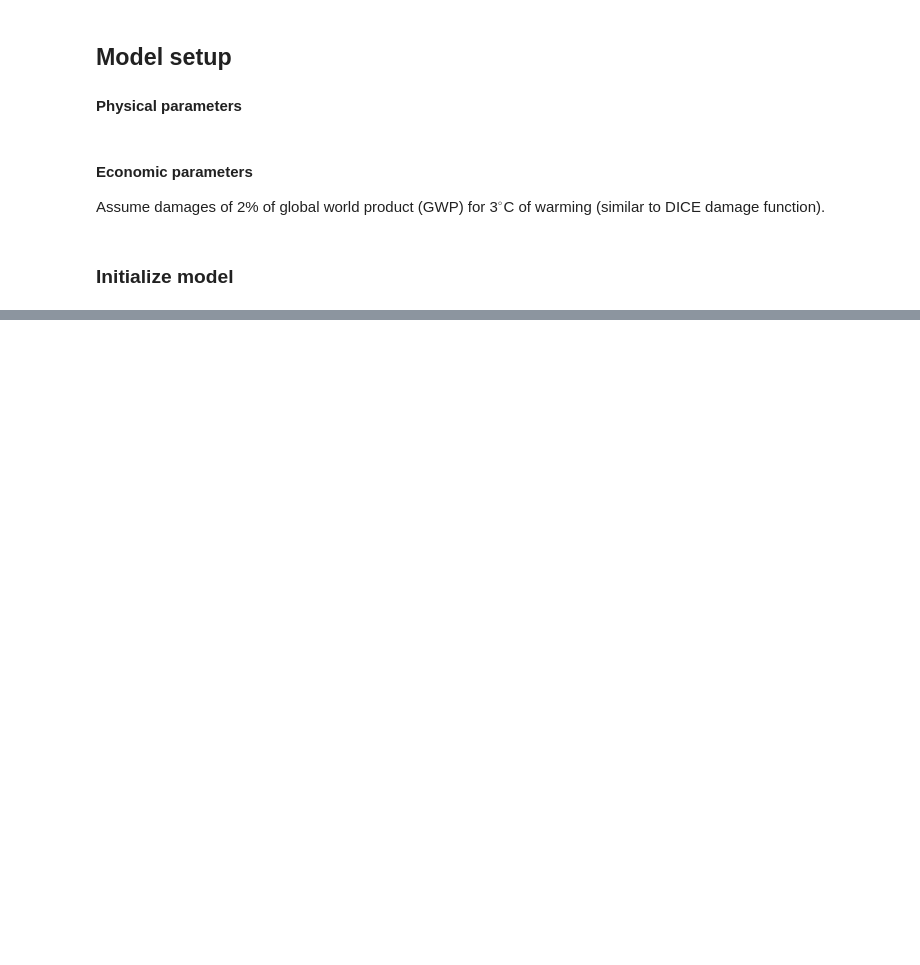
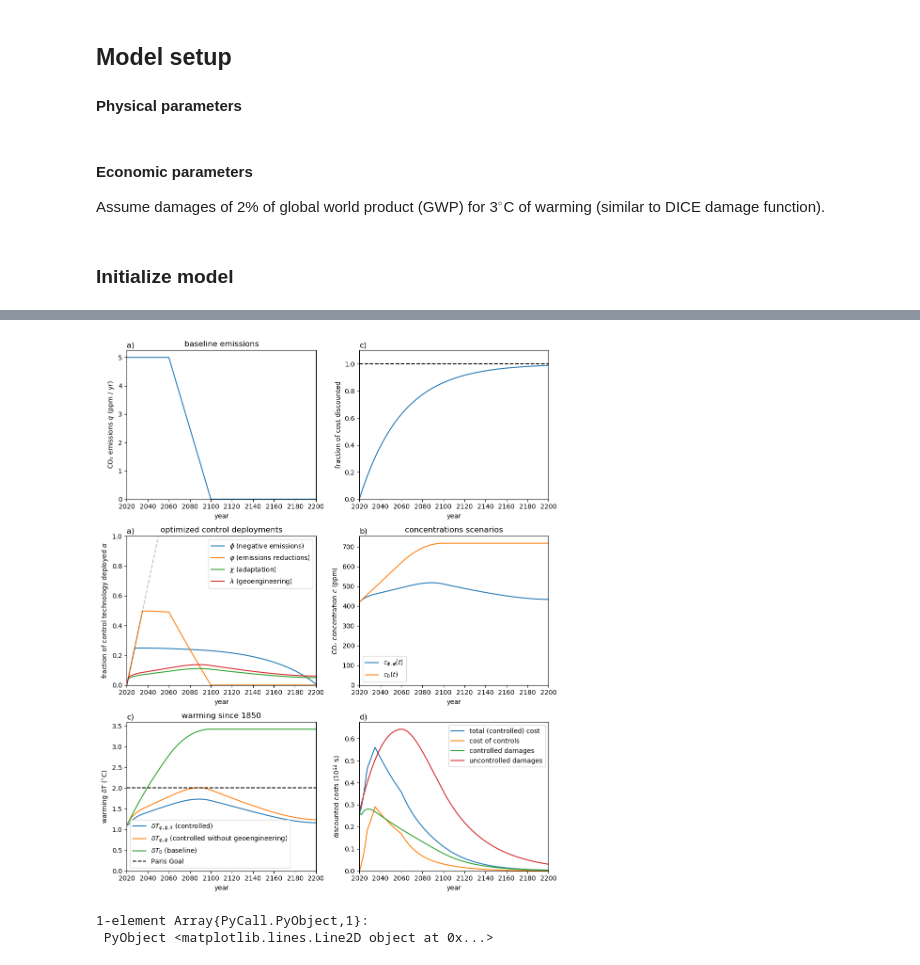
Before and after one commit to hdrake/OptimizeClimate, a Jupyter notebook: notebooks/basic_example.ipynb, the cells around one changed output, grey strips where cells are left out. Saved outputs shown, nothing was run; the diff lists cells and outputs as text; code cells hidden in the pictures; blank space fills up the shorter version.

```diff
--- a/notebooks/basic_example.ipynb
+++ b/notebooks/basic_example.ipynb
@@ -59,0 +70,3 @@ plot_state(model)
+# %%
+maxslope = 1. /30.
+optimize_controls!(model, maxslope = maxslope);
@@ -60,3 +91,12 @@ plot_state(model)
+# %%
+# plot optimized model state
+plot_state(model)
+subplot(3,2,3)
+plot([2020., 2020. + 1. /maxslope], [0.,1.], "k--", alpha=0.25)
+# %% [output]
+[figure, added]
+1-element Array{PyCall.PyObject,1}:
+ PyObject <matplotlib.lines.Line2D object at 0x...>
 # %%
 print(string(
         "Social cost of carbon: \$",
```
Also changed, not shown: parts of 12 cells of this notebook, 14 other files.
